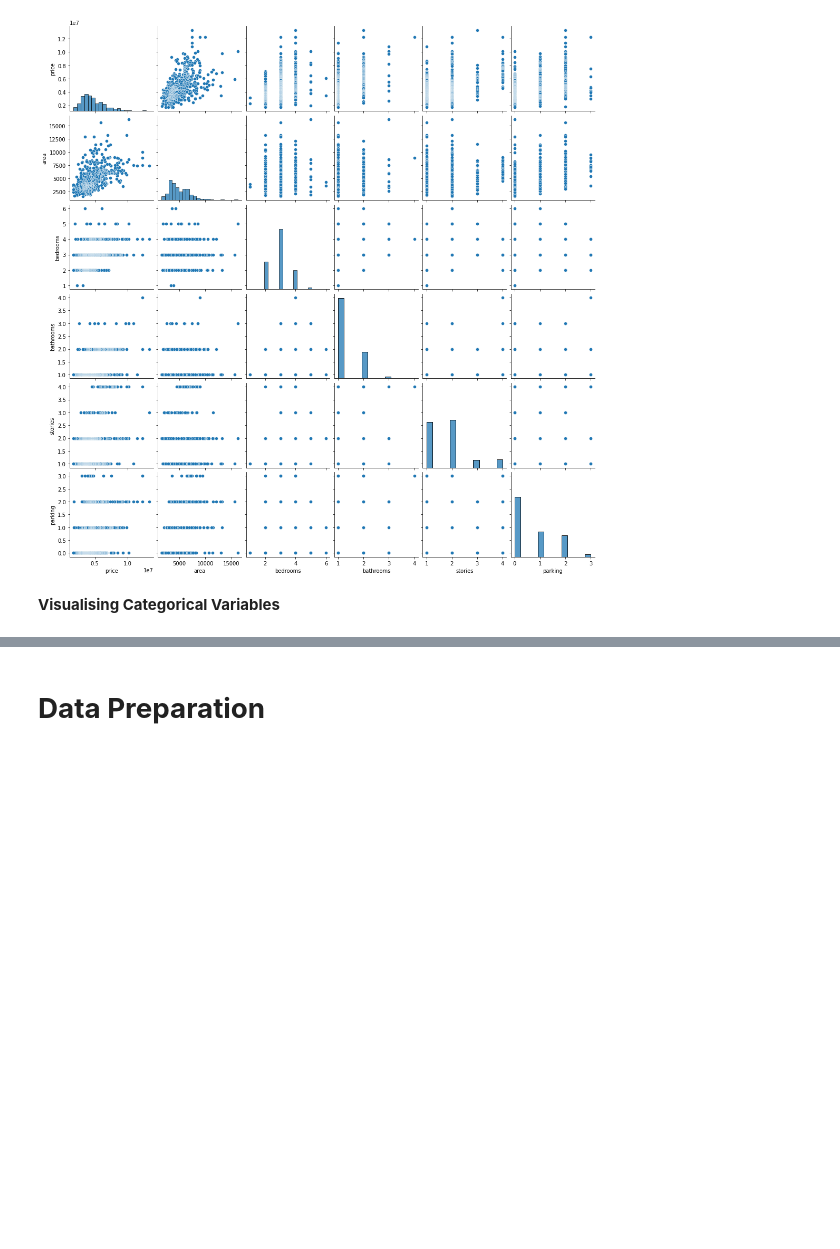
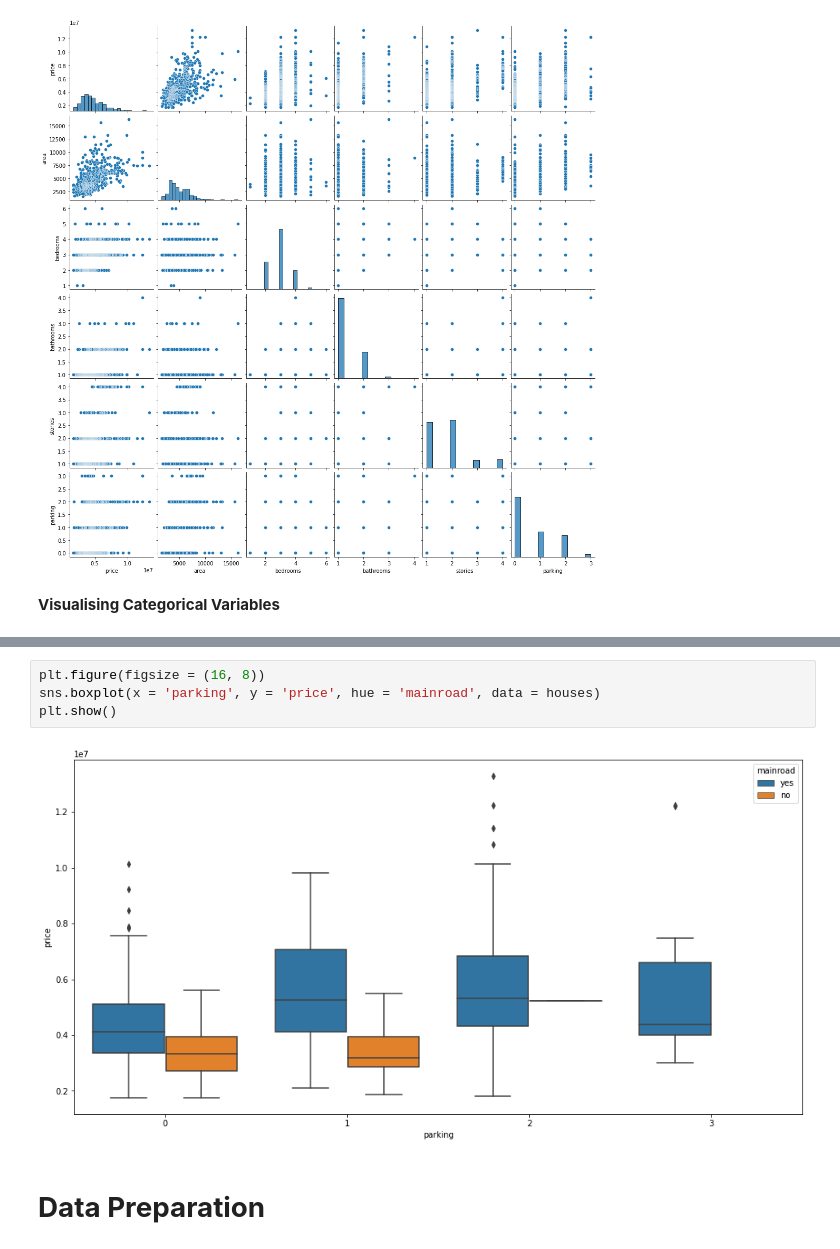
Before and after one commit to SachinduG/ML-Assignment-2, a Jupyter notebook: HousePricePrediction.ipynb, the cells around one changed output, grey strips where cells are left out. Drawn from its saved outputs; the diff is of its cells as text; blank space fills up the shorter version.

```diff
--- a/HousePricePrediction.ipynb
+++ b/HousePricePrediction.ipynb
@@ -92,3 +94,9 @@ plt.show()
+# %%
+plt.figure(figsize = (16, 8))
+sns.boxplot(x = 'parking', y = 'price', hue = 'mainroad', data = houses)
+plt.show()
+# %% [output]
+[figure, added]
 # %% [markdown]
 # **Data Preparation**
 # %%
```
Also changed, not shown: parts of 11 cells of this notebook.
